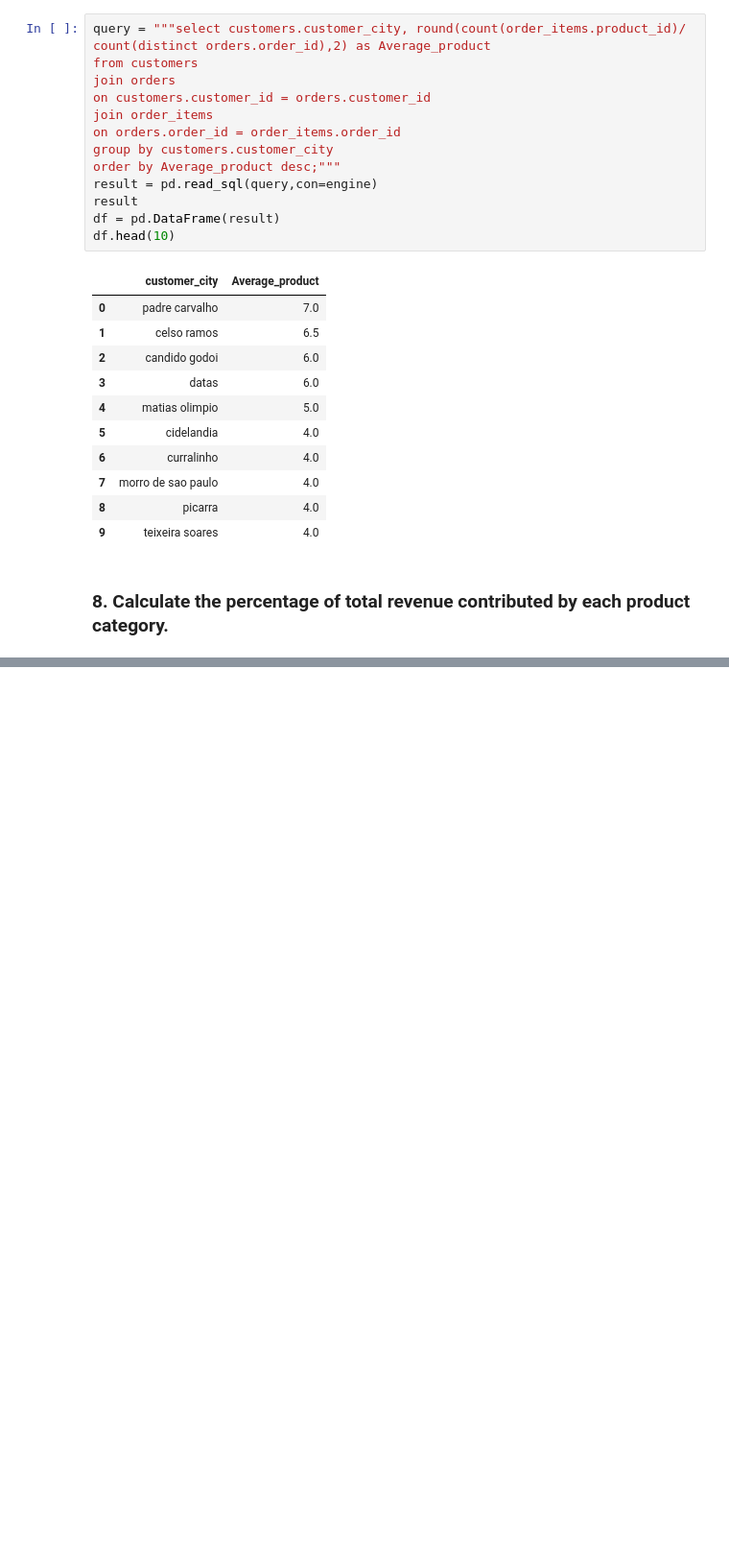
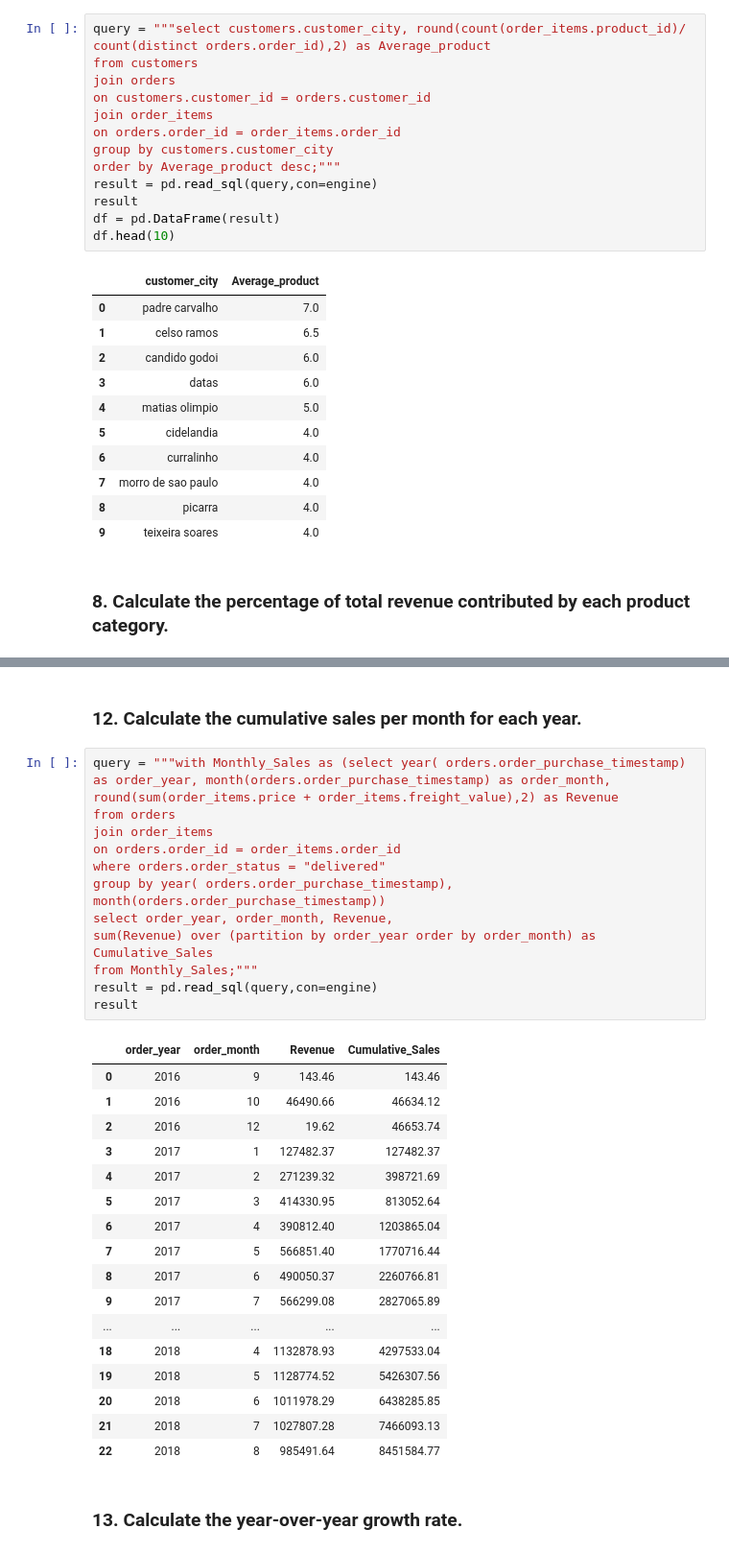
Before and after one commit to 87690ut/Power-BI-Portfolio, a Jupyter notebook: End_to_End_Ecommerce_SQL_Python_Power-BI/Python_EDA_and_Analysis/data_analysis.ipynb, the cells around one changed output, grey strips where cells are left out. Shown at 96% size. Cells and saved outputs as stored; diff of their text form; blank space fills up the shorter version.

```diff
--- a/End_to_End_Ecommerce_SQL_Python_Power-BI/Python_EDA_and_Analysis/data_analysis.ipynb
+++ b/End_to_End_Ecommerce_SQL_Python_Power-BI/Python_EDA_and_Analysis/data_analysis.ipynb
@@ -188,0 +253,35 @@ df
+# %% [markdown]
+### 12. Calculate the cumulative sales per month for each year.
+# %%
+query = """with Monthly_Sales as (select year( orders.order_purchase_timestamp) as order_year, month(orders.order_purchase_timestamp) as order_month,
+round(sum(order_items.price + order_items.freight_value),2) as Revenue
+from orders
+join order_items
+on orders.order_id = order_items.order_id
+where orders.order_status = "delivered"
+group by year( orders.order_purchase_timestamp),  month(orders.order_purchase_timestamp))
+select order_year, order_month, Revenue,
+sum(Revenue) over (partition by order_year order by order_month) as Cumulative_Sales
+from Monthly_Sales;"""
+result = pd.read_sql(query,con=engine)
+result
+# %% [output]
+|  | order_year | order_month | Revenue | Cumulative_Sales |
+| 0 | 2016 | 9 | 143.46 | 143.46 |
+| 1 | 2016 | 10 | 46490.66 | 46634.12 |
+| 2 | 2016 | 12 | 19.62 | 46653.74 |
+| 3 | 2017 | 1 | 127482.37 | 127482.37 |
+| 4 | 2017 | 2 | 271239.32 | 398721.69 |
+| 5 | 2017 | 3 | 414330.95 | 813052.64 |
+| 6 | 2017 | 4 | 390812.40 | 1203865.04 |
+| 7 | 2017 | 5 | 566851.40 | 1770716.44 |
+| 8 | 2017 | 6 | 490050.37 | 2260766.81 |
+| 9 | 2017 | 7 | 566299.08 | 2827065.89 |
+| ... | ... | ... | ... | ... |
+| 18 | 2018 | 4 | 1132878.93 | 4297533.04 |
+| 19 | 2018 | 5 | 1128774.52 | 5426307.56 |
+| 20 | 2018 | 6 | 1011978.29 | 6438285.85 |
+| 21 | 2018 | 7 | 1027807.28 | 7466093.13 |
+| 22 | 2018 | 8 | 985491.64 | 8451584.77 |
+# %% [markdown]
+### 13. Calculate the year-over-year growth rate.
```
Also changed, not shown: parts of 13 cells of this notebook.
